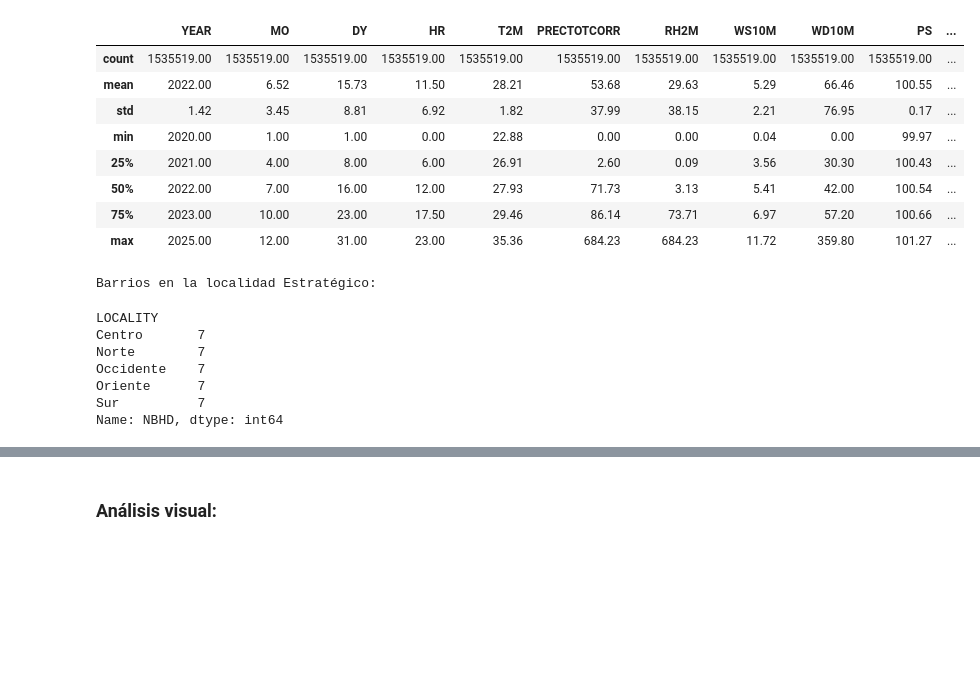
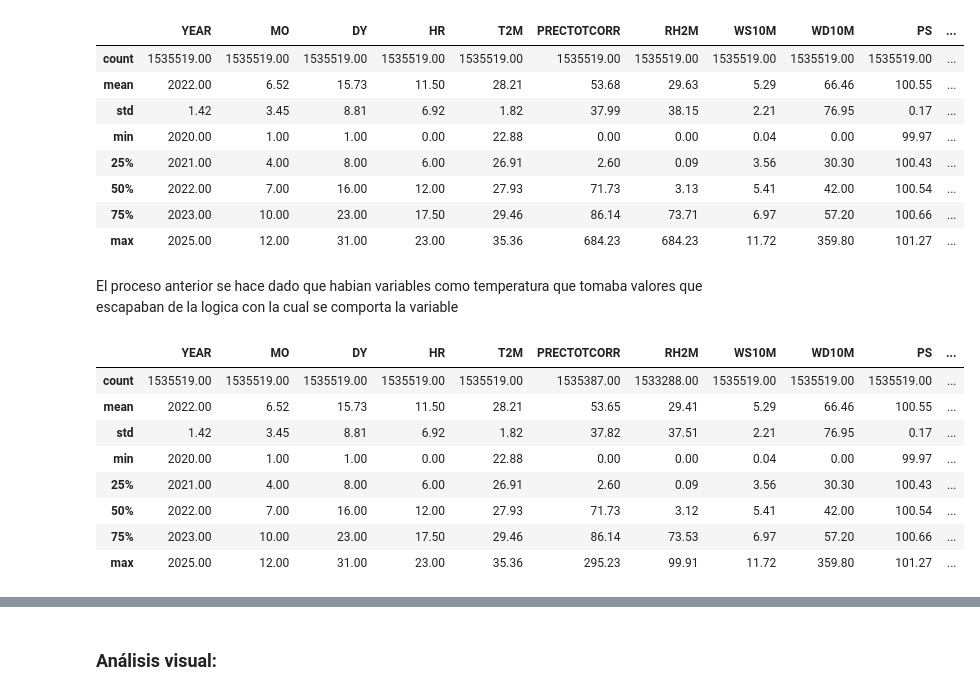
Before and after one commit to YisusParker/Machine-Learning-py, a Jupyter notebook: main.ipynb, the cells around one changed output, grey strips where cells are left out. Drawn from its saved outputs; the diff is of its cells as text; code cells hidden in the pictures; blank space fills up the shorter version.

```diff
--- a/main.ipynb
+++ b/main.ipynb
@@ -341,27 +341,3 @@ round(df_cleaned.describe(),2)
 | 50% | 2022.00 | 7.00 | 16.00 | 12.00 | 27.93 | 71.73 | 3.13 | 5.41 | 42.00 | 100.54 | ... |
 | 75% | 2023.00 | 10.00 | 23.00 | 17.50 | 29.46 | 86.14 | 73.71 | 6.97 | 57.20 | 100.66 | ... |
 | max | 2025.00 | 12.00 | 31.00 | 23.00 | 35.36 | 684.23 | 684.23 | 11.72 | 359.80 | 101.27 | ... |
-# %%
-# Filtrar los barrios que están en la localidad "Estratégico"
-barrios_estrategico = df_cleaned[df_cleaned['LOCALITY'] == 'Estratégico']['NBHD'].unique()
-
-# Imprimir los barrios
-print("Barrios en la localidad Estratégico:")
-for barrio in barrios_estrategico:
-    print(barrio)
-# %% [output]
-Barrios en la localidad Estratégico:
-# %%
-# Contar el número de barrios por localidad
-barrios_por_localidad = df_cleaned.groupby('LOCALITY')['NBHD'].nunique()
-
-# Imprimir el resultado
-print(barrios_por_localidad)
-# %% [output]
-LOCALITY
-Centro       7
-Norte        7
-Occidente    7
-Oriente      7
-Sur          7
-Name: NBHD, dtype: int64
@@ -381,0 +372,14 @@ df.to_csv('data_modified.csv', index=False)
+# %% [markdown]
+El proceso anterior se hace dado que habian variables como temperatura que tomaba valores que escapaban de la logica con la cual se comporta la variable
+# %%
+round(df_cleaned_limits.describe(),2)
+# %% [output]
+|  | YEAR | MO | DY | HR | T2M | PRECTOTCORR | RH2M | WS10M | WD10M | PS | ... |
+| count | 1535519.00 | 1535519.00 | 1535519.00 | 1535519.00 | 1535519.00 | 1535387.00 | 1533288.00 | 1535519.00 | 1535519.00 | 1535519.00 | ... |
+| mean | 2022.00 | 6.52 | 15.73 | 11.50 | 28.21 | 53.65 | 29.41 | 5.29 | 66.46 | 100.55 | ... |
+| std | 1.42 | 3.45 | 8.81 | 6.92 | 1.82 | 37.82 | 37.51 | 2.21 | 76.95 | 0.17 | ... |
+| min | 2020.00 | 1.00 | 1.00 | 0.00 | 22.88 | 0.00 | 0.00 | 0.04 | 0.00 | 99.97 | ... |
+| 25% | 2021.00 | 4.00 | 8.00 | 6.00 | 26.91 | 2.60 | 0.09 | 3.56 | 30.30 | 100.43 | ... |
+| 50% | 2022.00 | 7.00 | 16.00 | 12.00 | 27.93 | 71.73 | 3.12 | 5.41 | 42.00 | 100.54 | ... |
+| 75% | 2023.00 | 10.00 | 23.00 | 17.50 | 29.46 | 86.14 | 73.53 | 6.97 | 57.20 | 100.66 | ... |
+| max | 2025.00 | 12.00 | 31.00 | 23.00 | 35.36 | 295.23 | 99.91 | 11.72 | 359.80 | 101.27 | ... |
```
Also changed, not shown: parts of 14 cells of this notebook.
